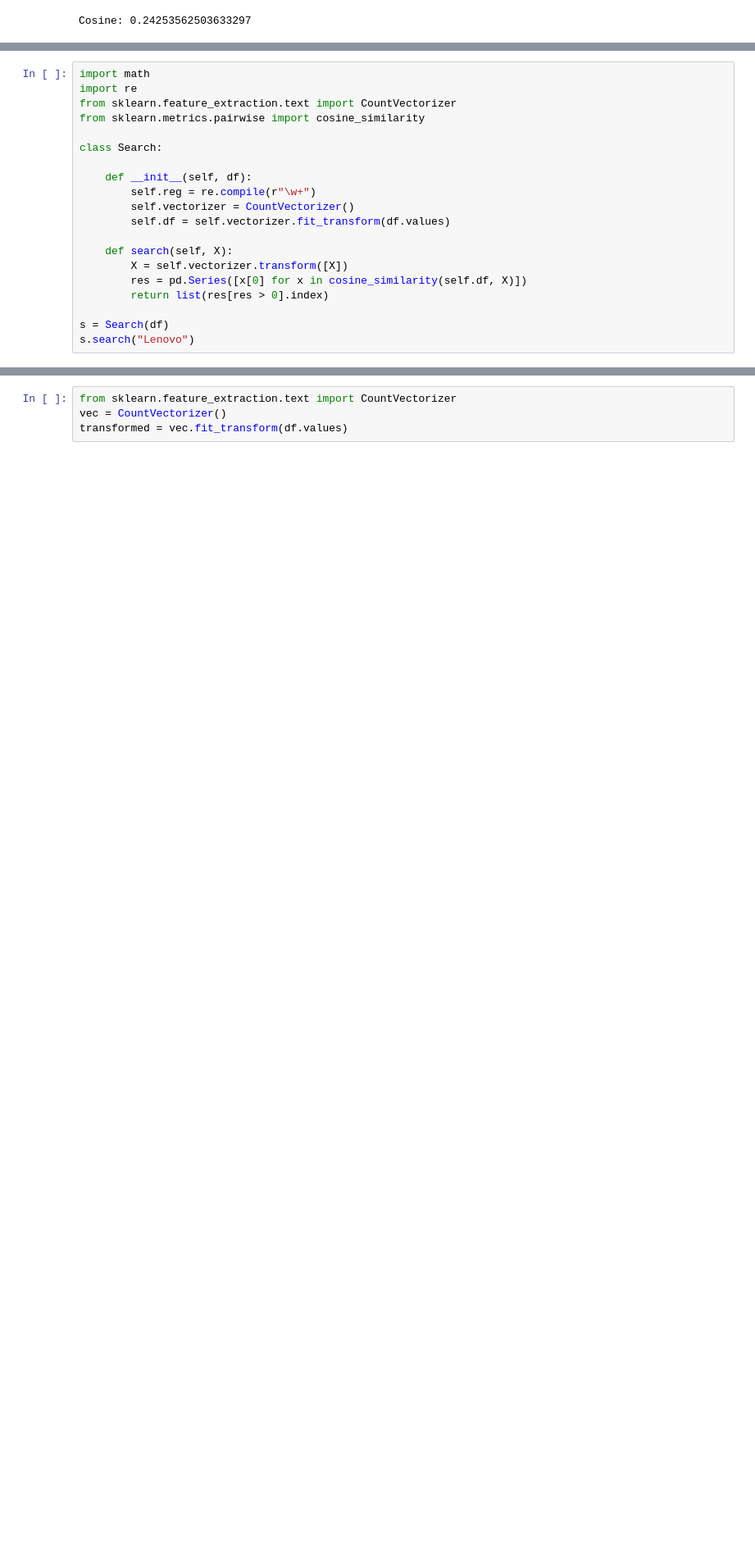
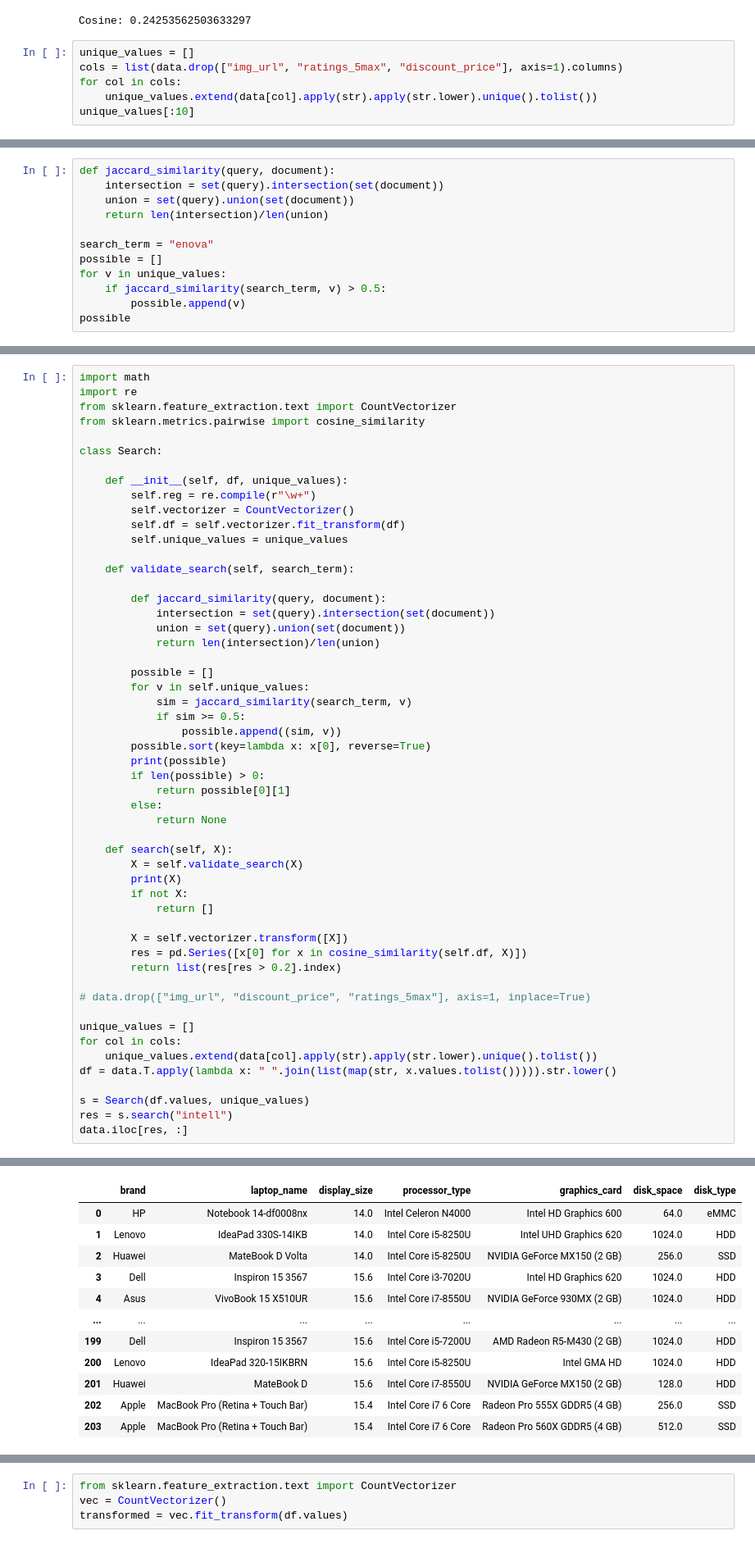
Before and after one commit to cse-vaibhav/Project2-backend, a Jupyter notebook: notebooks/Cosine.ipynb, the cells around one changed output, grey strips where cells are left out. Shown: that part at 82% size. Drawn from its saved outputs; the diff is of its cells as text; blank space fills up the shorter version.

Commit message:
Improved Search functionality

```diff
--- a/notebooks/Cosine.ipynb
+++ b/notebooks/Cosine.ipynb
@@ -89,3 +108,9 @@ class Search:
         return list(res[res > 0].index)
 # %% [output]
 Cosine: 0.24253562503633297
+# %%
+unique_values = []
+cols = list(data.drop(["img_url", "ratings_5max", "discount_price"], axis=1).columns)
+for col in cols:
+    unique_values.extend(data[col].apply(str).apply(str.lower).unique().tolist())
+unique_values[:10]
@@ -91,0 +128,12 @@ Cosine: 0.24253562503633297
+# %%
+def jaccard_similarity(query, document):
+    intersection = set(query).intersection(set(document))
+    union = set(query).union(set(document))
+    return len(intersection)/len(union)
+
+search_term = "enova"
+possible = []
+for v in unique_values:
+    if jaccard_similarity(search_term, v) > 0.5:
+        possible.append(v)
+possible
@@ -97,16 +147,49 @@ from sklearn.metrics.pairwise import cosine_similarity
 
 class Search:
 
-    def __init__(self, df):
+    def __init__(self, df, unique_values):
         self.reg = re.compile(r"\w+")
         self.vectorizer = CountVectorizer()
-        self.df = self.vectorizer.fit_transform(df.values)
+        self.df = self.vectorizer.fit_transform(df)
+        self.unique_values = unique_values
+
+    def validate_search(self, search_term):
+
+        def jaccard_similarity(query, document):
+            intersection = set(query).intersection(set(document))
+            union = set(query).union(set(document))
+            return len(intersection)/len(union)
+
+        possible = []
+        for v in self.unique_values:
+            sim = jaccard_similarity(search_term, v)
+            if sim >= 0.5:
+                possible.append((sim, v))
+        possible.sort(key=lambda x: x[0], reverse=True)
+        print(possible)
+        if len(possible) > 0:
+            return possible[0][1]
+        else:
+            return None
 
     def search(self, X):
+        X = self.validate_search(X)
+        print(X)
+        if not X:
+            return []
+
         X = self.vectorizer.transform([X])
         res = pd.Series([x[0] for x in cosine_similarity(self.df, X)])
-        return list(res[res > 0].index)
+        return list(res[res > 0.2].index)
 
-s = Search(df)
-s.search("Lenovo")
+# data.drop(["img_url", "discount_price", "ratings_5max"], axis=1, inplace=True)
+
+unique_values = []
+for col in cols:
+    unique_values.extend(data[col].apply(str).apply(str.lower).unique().tolist())
+df = data.T.apply(lambda x: " ".join(list(map(str, x.values.tolist())))).str.lower()
+
+s = Search(df.values, unique_values)
+res = s.search("intell")
+data.iloc[res, :]
 # %% [output]
@@ -129,0 +198,12 @@ s.search("Lenovo")
+|  | brand | laptop_name | display_size | processor_type | graphics_card | disk_space | disk_type |
+| 0 | HP | Notebook 14-df0008nx | 14.0 | Intel Celeron N4000 | Intel HD Graphics 600 | 64.0 | eMMC |
+| 1 | Lenovo | IdeaPad 330S-14IKB | 14.0 | Intel Core i5-8250U | Intel UHD Graphics 620 | 1024.0 | HDD |
+| 2 | Huawei | MateBook D Volta | 14.0 | Intel Core i5-8250U | NVIDIA GeForce MX150 (2 GB) | 256.0 | SSD |
+| 3 | Dell | Inspiron 15 3567 | 15.6 | Intel Core i3-7020U | Intel HD Graphics 620 | 1024.0 | HDD |
+| 4 | Asus | VivoBook 15 X510UR | 15.6 | Intel Core i7-8550U | NVIDIA GeForce 930MX (2 GB) | 1024.0 | HDD |
+| ... | ... | ... | ... | ... | ... | ... | ... |
+| 199 | Dell | Inspiron 15 3567 | 15.6 | Intel Core i5-7200U | AMD Radeon R5-M430 (2 GB) | 1024.0 | HDD |
+| 200 | Lenovo | IdeaPad 320-15IKBRN | 15.6 | Intel Core i5-8250U | Intel GMA HD | 1024.0 | HDD |
+| 201 | Huawei | MateBook D | 15.6 | Intel Core i7-8550U | NVIDIA GeForce MX150 (2 GB) | 128.0 | HDD |
+| 202 | Apple | MacBook Pro (Retina + Touch Bar) | 15.4 | Intel Core i7 6 Core | Radeon Pro 555X GDDR5 (4 GB) | 256.0 | SSD |
+| 203 | Apple | MacBook Pro (Retina + Touch Bar) | 15.4 | Intel Core i7 6 Core | Radeon Pro 560X GDDR5 (4 GB) | 512.0 | SSD |
```
Also changed, not shown: parts of 7 cells of this notebook, 3 other files.
